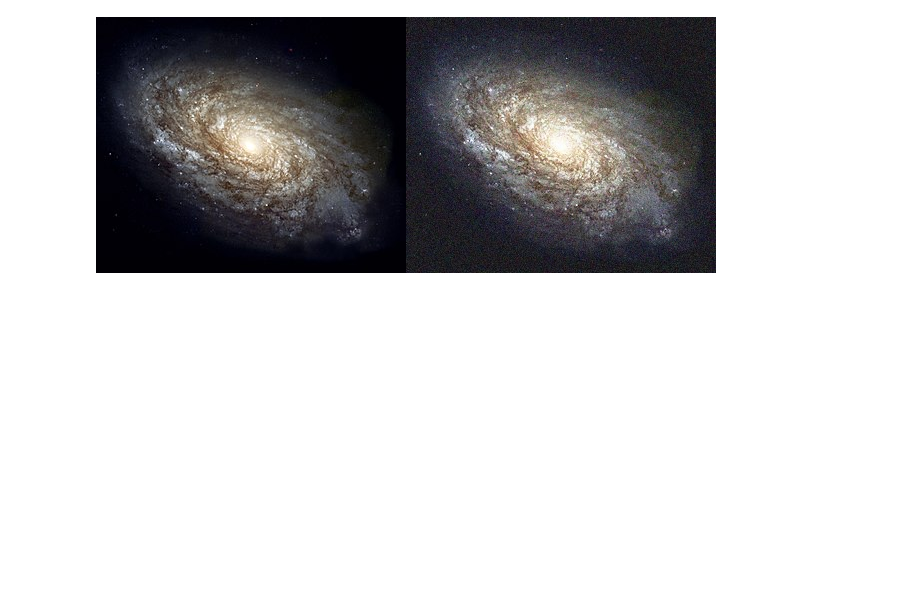
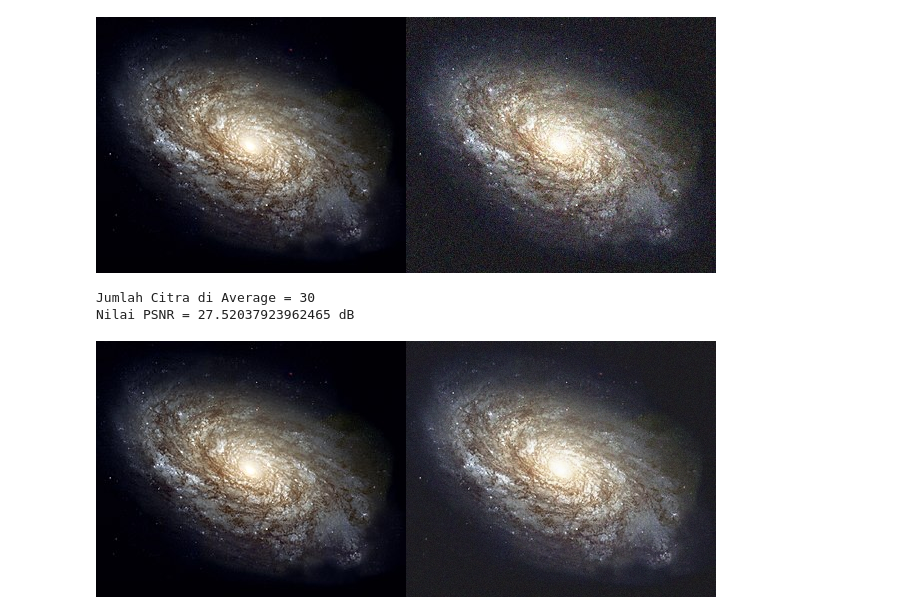
Before and after one commit to tasyasvdh09/PCVK_Genap_2023, a Jupyter notebook: PCVK_Modul_5.ipynb, the cells around one changed output. Saved outputs shown, nothing was run; the diff lists cells and outputs as text; code cells hidden in the pictures; blank space fills up the shorter version.

```diff
--- a/PCVK_Modul_5.ipynb
+++ b/PCVK_Modul_5.ipynb
@@ -109,3 +110,44 @@ cv2_imshow(final_frame)
 Jumlah Citra di Average = 5
 Nilai PSNR = 27.531702536476747 dB
 [figure]
+# %%
+# No 2
+# Jumlah Citra = 30
+
+import glob
+from math import log10, sqrt
+
+original = cv.imread('/content/drive/MyDrive/PCVK/images/galaxy.jpg')
+
+cv_img = []
+for img in glob.glob('/content/drive/MyDrive/PCVK/images/noises/*.jpg'):
+  n = cv.imread(img)
+  cv_img.append(n)
+
+noise_image = cv_img[29]
+
+for i in range(29):
+  alpha = 1.0 / (i + 1)
+  beta = 1.0 - alpha
+  noise_image = cv.addWeighted(cv_img[i], alpha, noise_image, beta, 0.0)
+
+def PSNR(original, compressed):
+    mse = np.mean((original - compressed) ** 2)
+    if(mse == 0):
+
+        return 100
+    max_pixel = 255.0
+    psnr = 20 * log10(max_pixel / sqrt(mse))
+    return psnr
+
+compressed = noise_image
+psnr = PSNR(original, compressed)
+print('Jumlah Citra di Average = 30')
+print('Nilai PSNR =', psnr, 'dB')
+
+final_frame = cv.hconcat((original, noise_image))
+cv2_imshow(final_frame)
+# %% [output]
+Jumlah Citra di Average = 30
+Nilai PSNR = 27.52037923962465 dB
+[figure, added]
```
Also changed, not shown: parts of 4 cells of this notebook.
